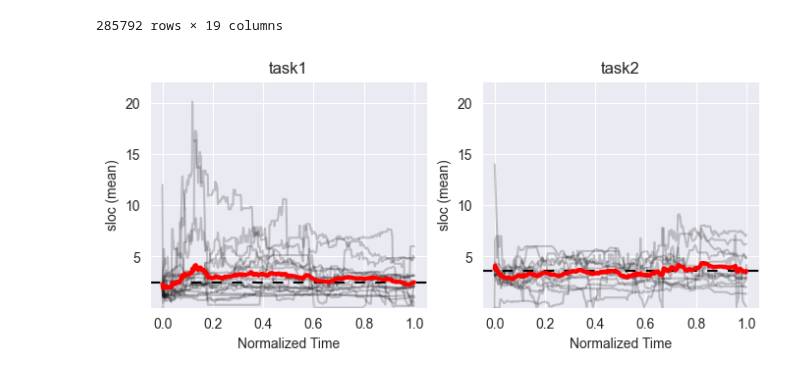
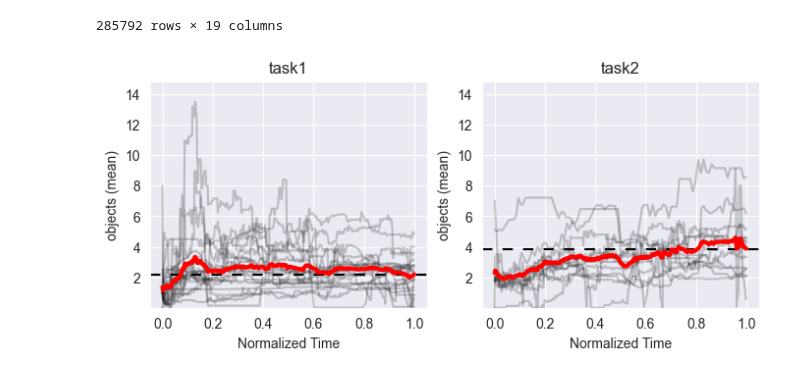
Before and after one commit to konstantgr/jupyter-logs-analysis, a Jupyter notebook: analysis/05-evolution-analysis.ipynb, the cells around one changed output. Cells and saved outputs as stored; diff of their text form; code cells hidden in the pictures.

Commit message:
Change evolution analysis

```diff
--- a/analysis/05-evolution-analysis.ipynb
+++ b/analysis/05-evolution-analysis.ipynb
@@ -113,7 +116,7 @@ df_analysis
 285792 rows × 19 columns
 # %%
 _, (ax1, ax2) = plt.subplots(1, 2, figsize=(8, 3))
-metric_name = 'sloc'
+metric_name = 'objects'
 aggregation_function = 'mean'
 task_ax_mapping = {'task1': ax1, 'task2': ax2}
 mean_curve = {'task1': [], 'task2': []}
@@ -129,35 +132,35 @@ for (task, kernel_id), g in df.groupby(['task', 'kernel_id']):
     events_count = g.state_num.unique().shape[0]
     agg_fun_values = g.groupby("state_num")[metric_name].agg(aggregation_function)
     if agg_fun_values.iloc[:3].max() > 20:
         continue
 
     x, y = continuous_transform(
         np.arange(events_count), g.groupby("state_num")[metric_name].agg(aggregation_function),
         normalize=True
     )
     mean_curve[task].append(y)
 
     mn = y.min() if y.min() < mn else mn
     mx = y.max() if y.max() > mx else mx
 
     task_ax_mapping[task].plot(x, y, color='k', alpha=0.2)
 
 for task, curves in mean_curve.items():
     y = np.sum(curves, axis=0) / len(curves)
     x = np.linspace(0, 1, len(y))
 
     task_ax_mapping[task].axhline(y[-1], color='k', ls=(0, (5, 5)))
     task_ax_mapping[task].plot(x, y, color='r', lw=3)
 
 for task, ax in task_ax_mapping.items():
     ax.set_ylim(mn * 0.9, mx * 1.1)
     ax.set_xlabel('Normalized Time')
     ax.set_ylabel(f"{metric_name} ({aggregation_function})")
     ax.set_title(task.replace("_", " "))
 
-plt.savefig(f"figures/{metric_name}_{aggregation_function}_tasks.pdf", dpi=300, bbox_inches='tight')
+plt.savefig(f"figures/evolution/{metric_name}_{aggregation_function}_tasks.pdf", dpi=300, bbox_inches='tight')
 # %% [output]
-[figure, old version]
+[figure, new version]
 # %%
 import itertools
 
```
Also changed, not shown: parts of 6 cells of this notebook, 2 other files.
